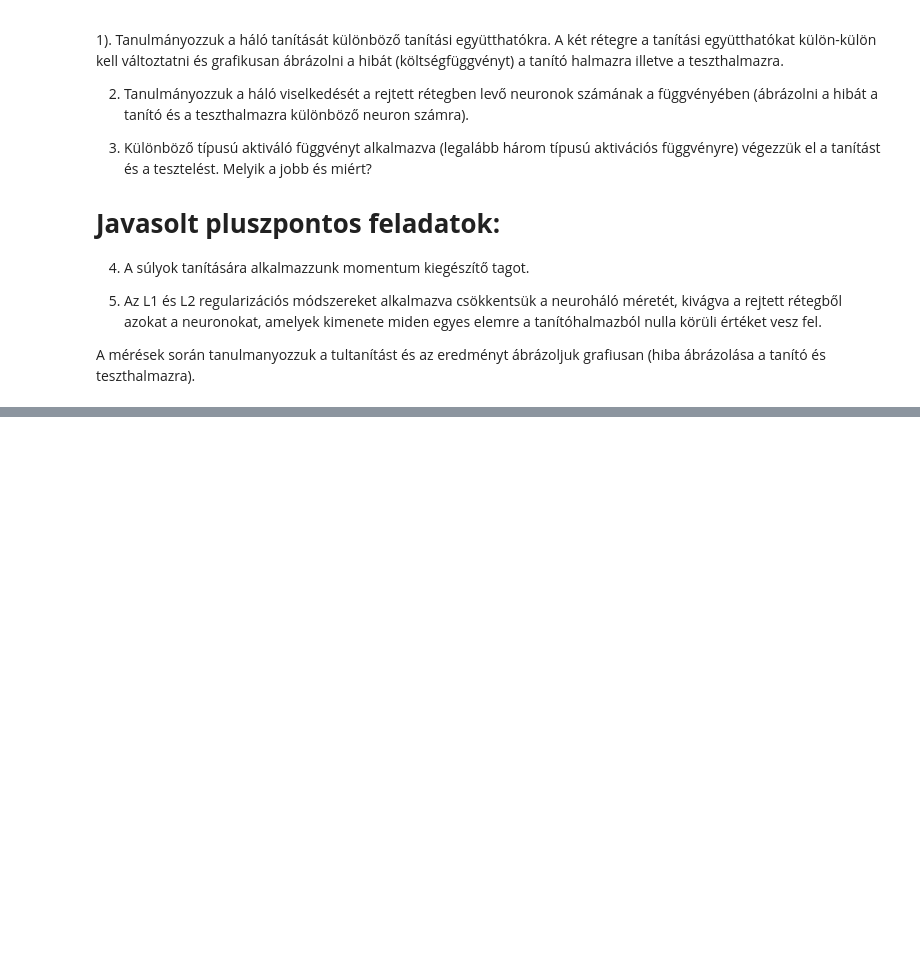
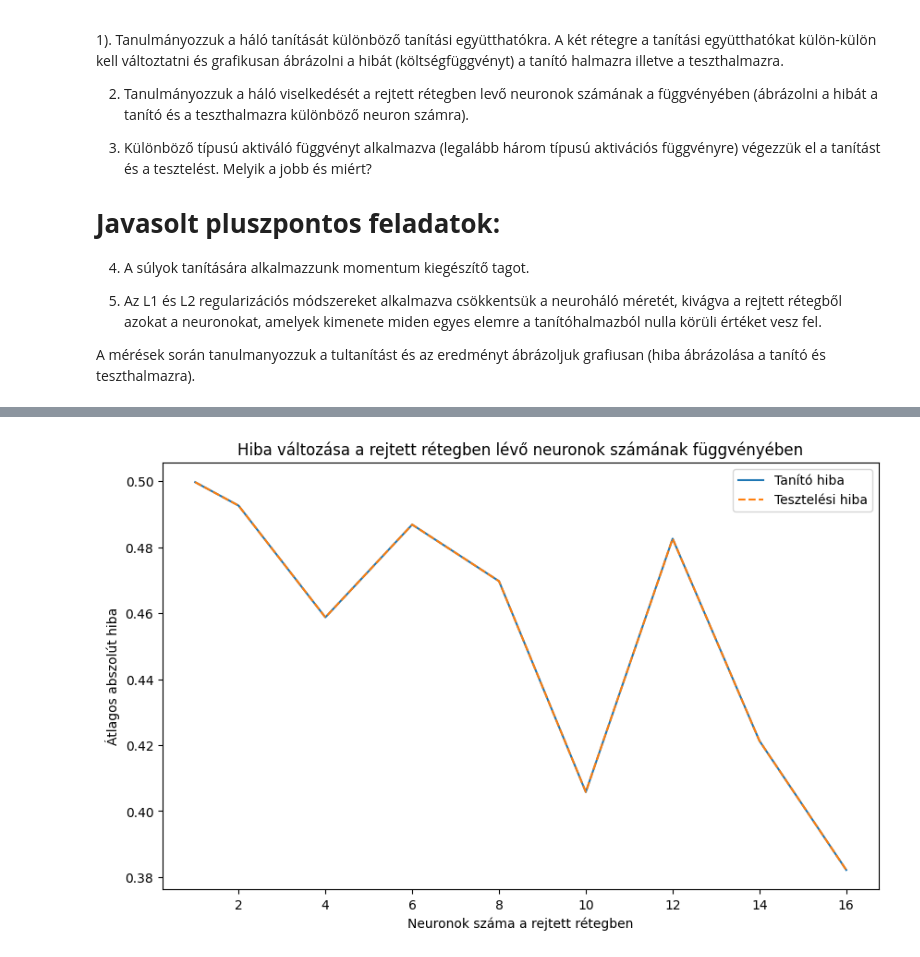
Before and after one commit to Actulus/MI, a Jupyter notebook: lab3/Lab3_MLP_StepBYStep.ipynb, the cells around one changed output, grey strips where cells are left out. Drawn from its saved outputs; the diff is of its cells as text; code cells hidden in the pictures; blank space fills up the shorter version.

```diff
--- a/lab3/Lab3_MLP_StepBYStep.ipynb
+++ b/lab3/Lab3_MLP_StepBYStep.ipynb
@@ -168,0 +232,49 @@ A mérések során tanulmanyozzuk a tultanítást és az eredményt ábrázoljuk
+# %%
+# 2.
+import matplotlib.pyplot as plt
+
+# Tanító és tesztelési folyamat definiálása
+def train_and_test_neuron_numbers(X_train, y_train, X_test, y_test, neuron_numbers, epochs=1000):
+    train_errors = []
+    test_errors = []
+
+    for neurons in neuron_numbers:
+        model = DifferentialLearningRateMLP(input_size=3, hidden_size=neurons, output_size=1, learning_rate_ItoH=0.1, learning_rate_HtoO=0.2)
+        model.train(X_train, y_train, epochs)
+
+        # Tanító hiba számítása
+        model.feedforward(X_train)
+        train_error = np.mean(np.abs(y_train - model.output))
+        train_errors.append(train_error)
+
+        # Tesztelési hiba számítása
+        model.feedforward(X_test)
+        test_error = np.mean(np.abs(y_test - model.output))
+        test_errors.append(test_error)
+
+    return train_errors, test_errors
+
+# Neuron számok definiálása
+neuron_numbers = [1, 2, 4, 6, 8, 10, 12, 14, 16]
+
+# XOR adathalmaz használata a tanításhoz és a "teszteléshez"
+X = np.array([[0, 0, 1],
+              [0, 1, 1],
+              [1, 0, 1],
+              [1, 1, 1]])
+y = np.array([[0], [1], [1], [0]])
+
+# Tanítás és tesztelés végrehajtása
+train_errors, test_errors = train_and_test_neuron_numbers(X, y, X, y, neuron_numbers)
+
+# Eredmények ábrázolása
+plt.figure(figsize=(10, 6))
+plt.plot(neuron_numbers, train_errors, label='Tanító hiba')
+plt.plot(neuron_numbers, test_errors, label='Tesztelési hiba', linestyle='--')
+plt.xlabel('Neuronok száma a rejtett rétegben')
+plt.ylabel('Átlagos abszolút hiba')
+plt.title('Hiba változása a rejtett rétegben lévő neuronok számának függvényében')
+plt.legend()
+plt.show()
+# %% [output]
+[figure, added]
```
Also changed, not shown: parts of 7 cells of this notebook.
